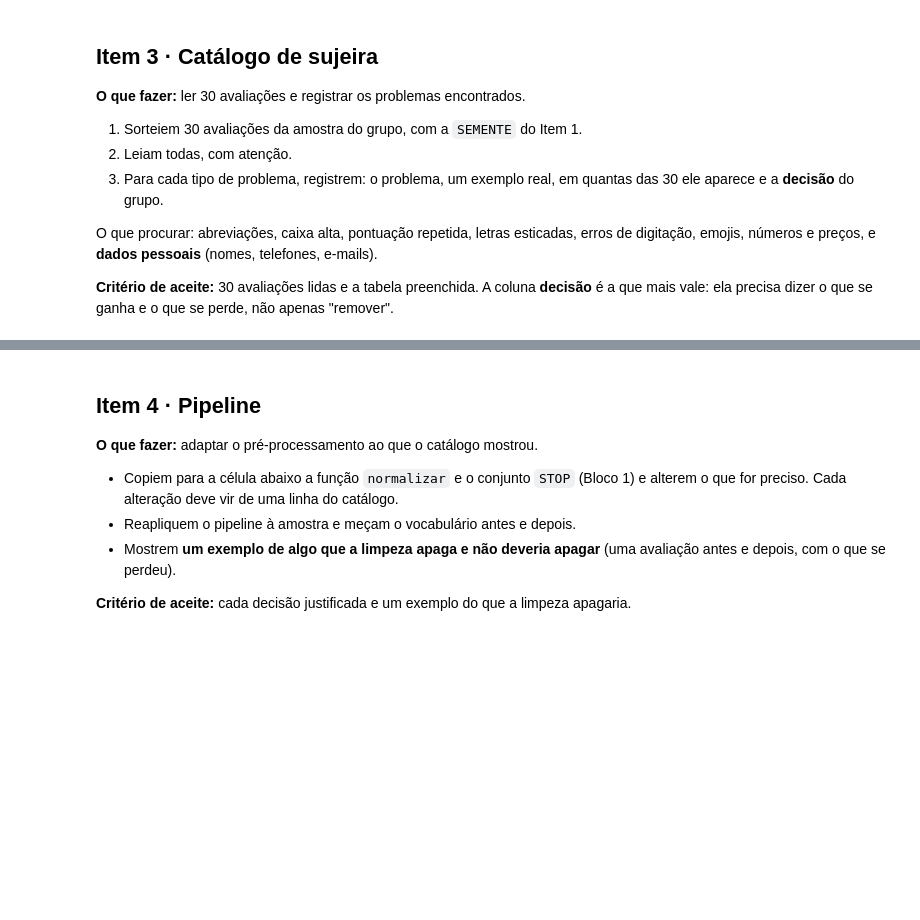
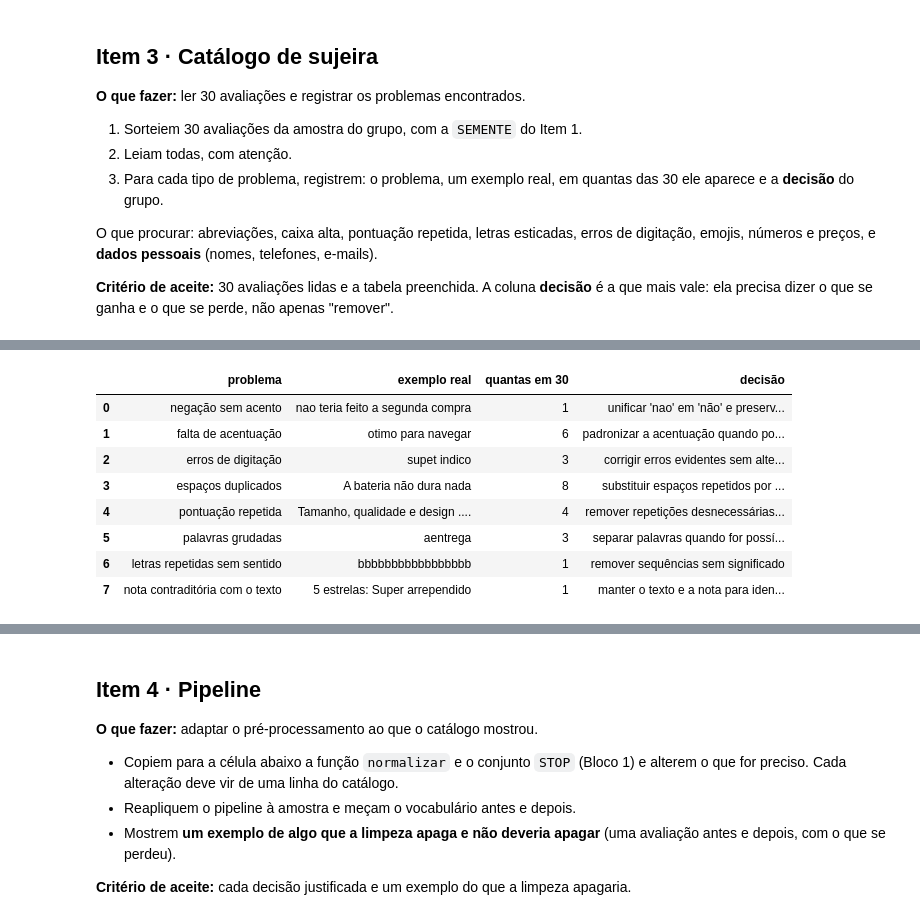
Before and after one commit to igorcsdalmeida-dev/mineracao-textos-2026, a Jupyter notebook: notebooks/01_do_texto_ao_vetor.ipynb, the cells around one changed output, grey strips where cells are left out. Cells and saved outputs as stored; diff of their text form; code cells hidden in the pictures; blank space fills up the shorter version.

```diff
--- a/notebooks/01_do_texto_ao_vetor.ipynb
+++ b/notebooks/01_do_texto_ao_vetor.ipynb
@@ -793,13 +845,66 @@ O que procurar: abreviações, caixa alta, pontuação repetida, letras esticada
 # %%
 # Item 3 · Catálogo de sujeira
 # 1) Sorteiem e imprimam as 30 avaliações (troquem a semente):
-#   lidas = amostra.sample(30, random_state=SEMENTE)
-#   for r in lidas.itertuples():
-#       print(f"{r.overall_rating}★ | {r.review_text}")
-#
+SEMENTE = 84
+lidas = amostra.sample(30, random_state=SEMENTE)
+for r in lidas.itertuples():
+  if( r.overall_rating <= 2):
+    print(f"{r.overall_rating}★ | {r.review_text}")
+
+sinais = {
+    "CAIXA ALTA": amostra["review_text"].str.isupper(),
+    "pontuação repetida (!!!, ???)": amostra["review_text"].str.contains(r"[!?]{3,}"),
+    "abreviações (vc, q,d, pq, tb, msm)": amostra["review_text"].str.contains(r"\b(?:vc|q|d|pq|tb|td|msm)\b", case=False),
+    "letras esticadas (ruimmmm)": amostra["review_text"].str.contains(r"([a-z])\1{3,}", case=False),
+    "URL": amostra["review_text"].str.contains(r"https?://|www\.", case=False),
+    "palavra 'não'": amostra[ "review_text"].str.contains(r"\b(não|nao|naum)\b",case=False),
+    "e-mails": amostra["review_text"].str.contains(r"\b[A-Za-z0-9._%+-]+@[A-Za-z0-9.-]+\.[A-Z|a-z]{2,}\b", case=False),
+    "telefone": amostra["review_text"].str.contains(r"\b(?:\(\d{2}\)\s?)?\d{4,5}\s?-?\s?\d{4}\b", case=False),
+}
+pd.Series({k: int(v.sum()) for k, v in sinais.items()}, name="avaliações").to_frame()
+
+
 # 2) Preencham o catálogo. A primeira linha é um exemplo; acrescentem uma linha por problema encontrado:
-#   catalogo = pd.DataFrame([
-#       {"problema": "negação sem acento", "exemplo real": "o vendedor nao quis efetuar a troca", "quantas em 30": 4,
-#        "decisão": "unificar 'nao' em 'não' e manter fora das stopwords: a negação muda o sentido"},
-#   ])
-#   catalogo
+catalogo = pd.DataFrame([
+    {"problema": "negação sem acento",
+     "exemplo real": "nao teria feito a segunda compra",
+     "quantas em 30": 1,
+     "decisão": "unificar 'nao' em 'não' e preservar a negação"},
+
+    {"problema": "falta de acentuação",
+     "exemplo real": "otimo para navegar",
+     "quantas em 30": 6,
+     "decisão": "padronizar a acentuação quando possível"},
+
+    {"problema": "erros de digitação",
+     "exemplo real": "supet indico",
+     "quantas em 30": 3,
+     "decisão": "corrigir erros evidentes sem alterar o sentido"},
+
+    {"problema": "espaços duplicados",
+     "exemplo real": "A bateria não dura  nada",
+     "quantas em 30": 8,
+     "decisão": "substituir espaços repetidos por um único espaço"},
+
+    {"problema": "pontuação repetida",
+     "exemplo real": "Tamanho, qualidade e design ....",
+     "quantas em 30": 4,
+     "decisão": "remover repetições desnecessárias de pontuação"},
+
+    {"problema": "palavras grudadas",
+     "exemplo real": "aentrega",
+     "quantas em 30": 3,
+     "decisão": "separar palavras quando for possível identificar"},
+
+    {"problema": "letras repetidas sem sentido",
+     "exemplo real": "bbbbbbbbbbbbbbbbb",
+     "quantas em 30": 1,
+     "decisão": "remover sequências sem significado"},
+
+    {"problema": "nota contraditória com o texto",
+     "exemplo real": "5 estrelas: Super arrependido",
+     "quantas em 30": 1,
+     "decisão": "manter o texto e a nota para identificar divergências"}
+])
+catalogo
+# %% [output]
@@ -806,3 +915,12 @@ O que procurar: abreviações, caixa alta, pontuação repetida, letras esticada
+|  | problema | exemplo real | quantas em 30 | decisão |
+| 0 | negação sem acento | nao teria feito a segunda compra | 1 | unificar 'nao' em 'não' e preserv... |
+| 1 | falta de acentuação | otimo para navegar | 6 | padronizar a acentuação quando po... |
+| 2 | erros de digitação | supet indico | 3 | corrigir erros evidentes sem alte... |
+| 3 | espaços duplicados | A bateria não dura nada | 8 | substituir espaços repetidos por ... |
+| 4 | pontuação repetida | Tamanho, qualidade e design .... | 4 | remover repetições desnecessárias... |
+| 5 | palavras grudadas | aentrega | 3 | separar palavras quando for possí... |
+| 6 | letras repetidas sem sentido | bbbbbbbbbbbbbbbbb | 1 | remover sequências sem significado |
+| 7 | nota contraditória com o texto | 5 estrelas: Super arrependido | 1 | manter o texto e a nota para iden... |
 # %% [markdown]
 **Resposta do grupo (Item 3):** qual problema foi o mais frequente? Algum surpreendeu? Encontraram dados pessoais?
 
```
Also changed, not shown: parts of 18 cells of this notebook.
